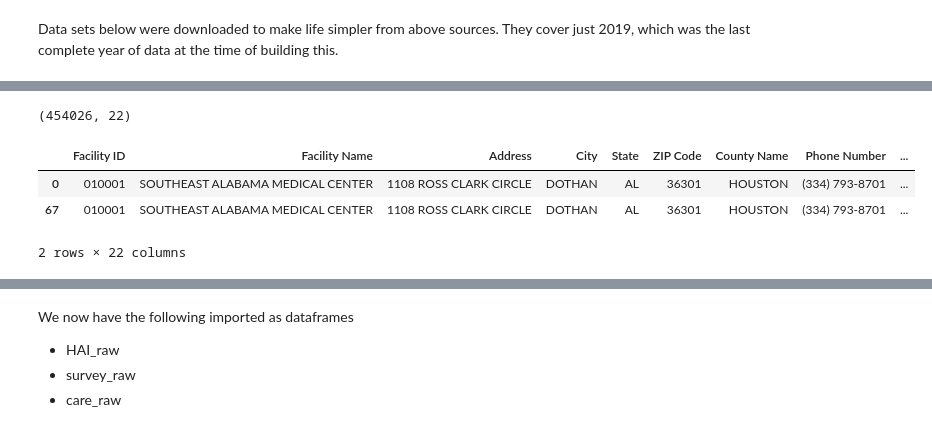
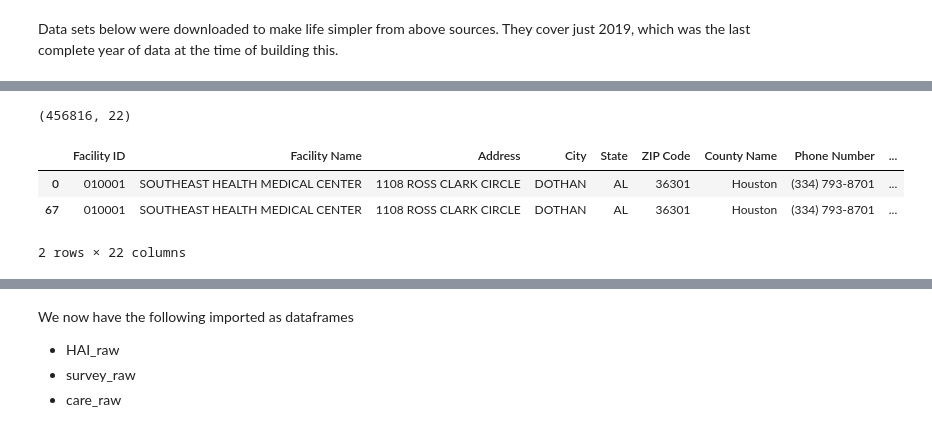
Before and after one commit to rejexx/Predicting_infection, a Jupyter notebook: 01_DataWrangling.ipynb, the cells around one changed output, grey strips where cells are left out. Cells and saved outputs as stored; diff of their text form; code cells hidden in the pictures.

Commit message:
Updated survey import to use CMS direct csv since the download is too big for github.

```diff
--- a/01_DataWrangling.ipynb
+++ b/01_DataWrangling.ipynb
@@ -56,12 +56,19 @@ display(HAI_raw.sort_values(by="Facility ID").head(2))
 # %%
-survey_raw = pd.read_csv('.\data\HCAHPS-Hospital.csv', na_values="Not Available", dtype={12:object, 14:object, 17:object, 19:object},  parse_dates=True, infer_datetime_format=True)
+#Since this file is >100 mb, I'm showing the direct link
+#  Just be aware, since this is live data, your results may vary
+file = "https://data.cms.gov/provider-data/sites/default/files/resources/b815c061b038a789ce9427e52e9933ab_1616702714/HCAHPS-Hospital.csv"
+
+#CSV import (you can also download this yourself and import)
+#  Just uncomment out this line and change to your directory
+#file = '.\data\HCAHPS-Hospital.csv'  #LOCAL
+survey_raw = pd.read_csv(file, na_values="Not Available", dtype={12:object, 14:object, 17:object, 19:object},  parse_dates=True, infer_datetime_format=True)
 display(survey_raw.shape)
 display(survey_raw.sort_values(by="Facility ID").head(2))
 # %% [output]
-(454026, 22)
+(456816, 22)
 |  | Facility ID | Facility Name | Address | City | State | ZIP Code | County Name | Phone Number | ... |
-| 0 | 010001 | SOUTHEAST ALABAMA MEDICAL CENTER | 1108 ROSS CLARK CIRCLE | DOTHAN | AL | 36301 | HOUSTON | (334) 793-8701 | ... |
-| 67 | 010001 | SOUTHEAST ALABAMA MEDICAL CENTER | 1108 ROSS CLARK CIRCLE | DOTHAN | AL | 36301 | HOUSTON | (334) 793-8701 | ... |
+| 0 | 010001 | SOUTHEAST HEALTH MEDICAL CENTER | 1108 ROSS CLARK CIRCLE | DOTHAN | AL | 36301 | Houston | (334) 793-8701 | ... |
+| 67 | 010001 | SOUTHEAST HEALTH MEDICAL CENTER | 1108 ROSS CLARK CIRCLE | DOTHAN | AL | 36301 | Houston | (334) 793-8701 | ... |
 2 rows × 22 columns
 # %%
 care_raw = pd.read_csv('.\data\Timely_and_Effective_Care-Hospital.csv', na_values="Not Available", parse_dates=True, infer_datetime_format=True)
```
Also changed, not shown: parts of 2 cells of this notebook.
